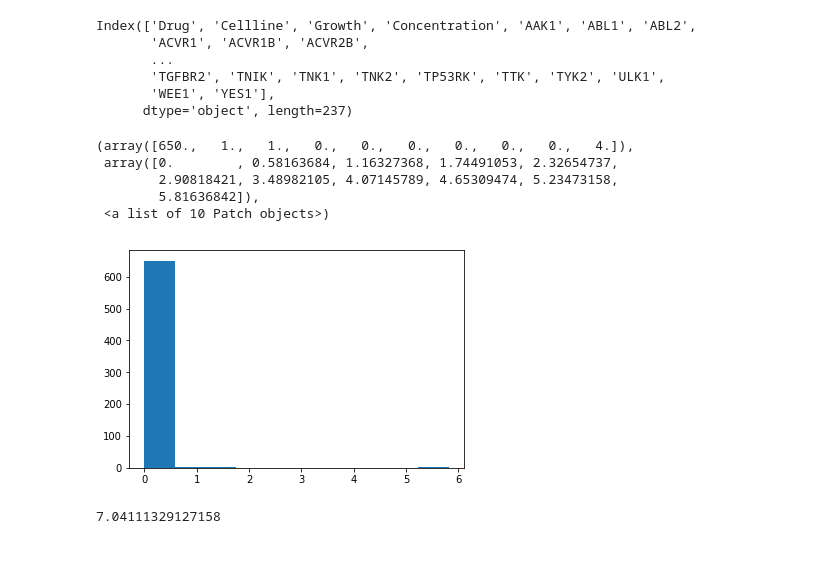
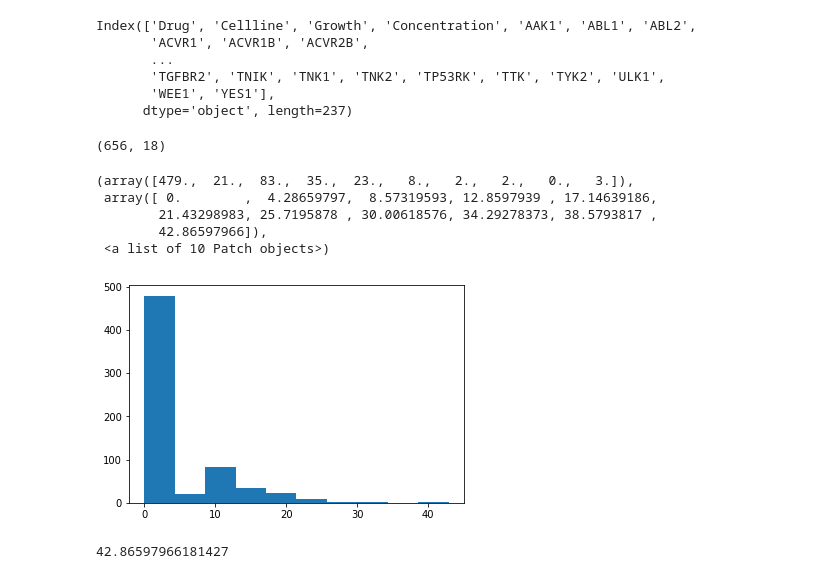
Before and after one commit to gomezlab/kinotypeClusteringAndRegression, a Jupyter notebook: src/14_kernelRegression.ipynb, the cells around one changed output. Drawn from its saved outputs; the diff is of its cells as text; code cells hidden in the pictures.

```diff
--- a/src/14_kernelRegression.ipynb
+++ b/src/14_kernelRegression.ipynb
@@ -701,27 +681,31 @@ louv_map = dict(louv.cluster_sub)
 grps = [louv_map[x] for x in t.columns[4:]]
 grp_perturbations = t.groupby(['Drug', 'Concentration']).agg(np.mean) # remove multiple cell lines
 grp_perturbations = grp_perturbations.reset_index().iloc[:, 3:] * kin_standard_dev# slice to kinases
-grp_perturbations = np.abs(grp_perturbations.values).T # transpose for a groupby
+grp_perturbations = grp_perturbations.values.T # transpose for a groupby
 grp_perturbations = pd.DataFrame(grp_perturbations)
 grp_perturbations['group'] = grps
 
-# mean normalize to control for varying sizes
-grp_perturbations = grp_perturbations.groupby('group').agg(np.mean).T
+# apply norm to control for variable sizes
+grp_perturbations = grp_perturbations.groupby('group').agg(np.linalg.norm).T
 
 # anscombe transform
-grp_perturbations = 2*np.sqrt(grp_perturbations + .375)
+#grp_perturbations = 2*np.sqrt(grp_perturbations + .375)
+# %%
+grp_perturbations.shape
+# %% [output]
+(656, 18)
 # %%
 grp_perturbations -= np.min(grp_perturbations.values)
 # %%
-plt.hist(grp_perturbations.iloc[:, 15])
+plt.hist(grp_perturbations.iloc[:, 10])
 # %% [output]
-(array([650.,   1.,   1.,   0.,   0.,   0.,   0.,   0.,   0.,   4.]),
- array([0.        , 0.58163684, 1.16327368, 1.74491053, 2.32654737,
-        2.90818421, 3.48982105, 4.07145789, 4.65309474, 5.23473158,
-        5.81636842]),
+(array([479.,  21.,  83.,  35.,  23.,   8.,   2.,   2.,   0.,   3.]),
+ array([ 0.        ,  4.28659797,  8.57319593, 12.8597939 , 17.14639186,
+        21.43298983, 25.7195878 , 30.00618576, 34.29278373, 38.5793817 ,
+        42.86597966]),
  <a list of 10 Patch objects>)
-[figure, old version]
+[figure, new version]
 # %%
 np.max(grp_perturbations.values)
 # %% [output]
-7.04111329127158
+42.86597966181427
```
Also changed, not shown: parts of 31 cells of this notebook.
